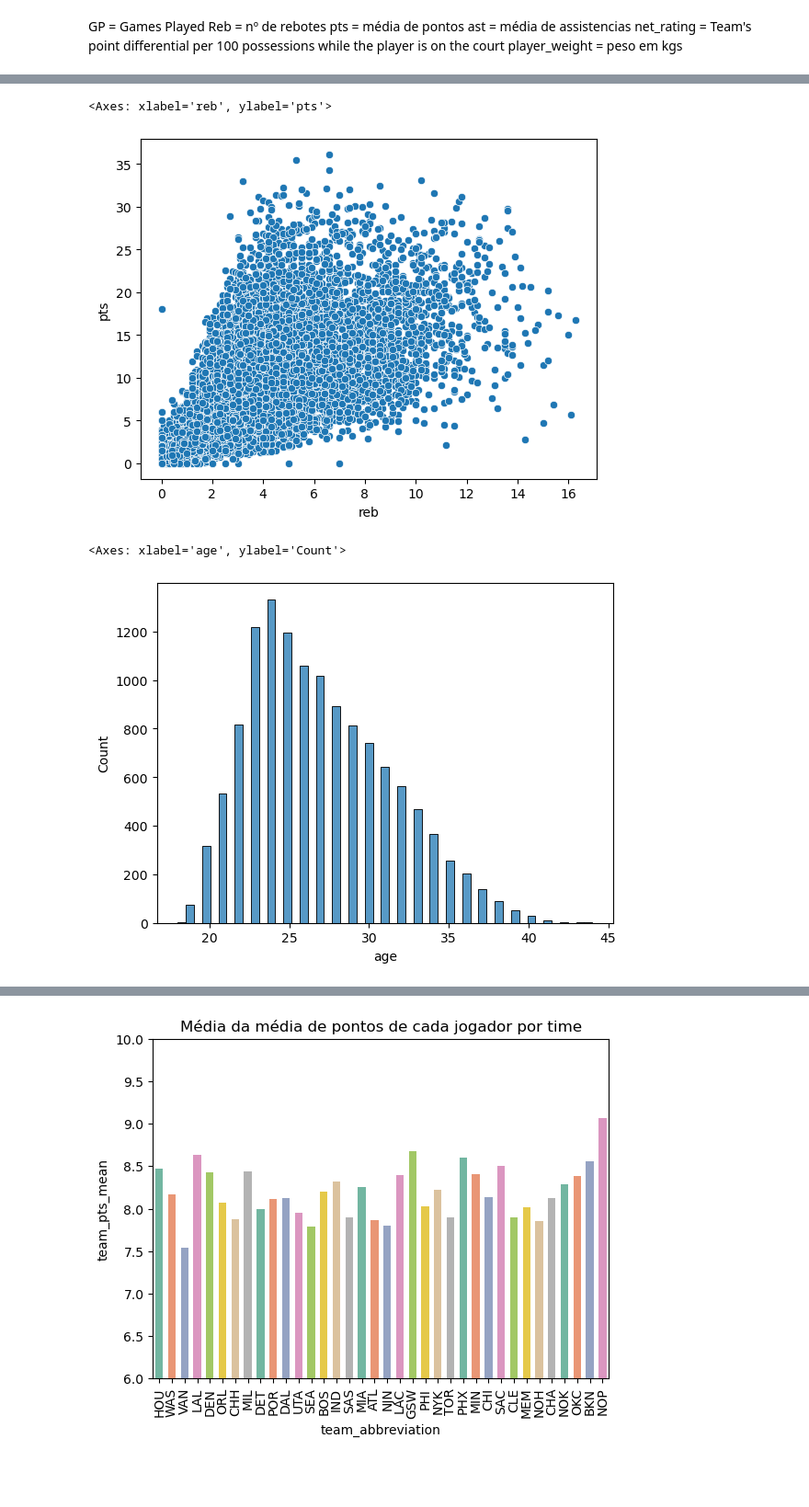
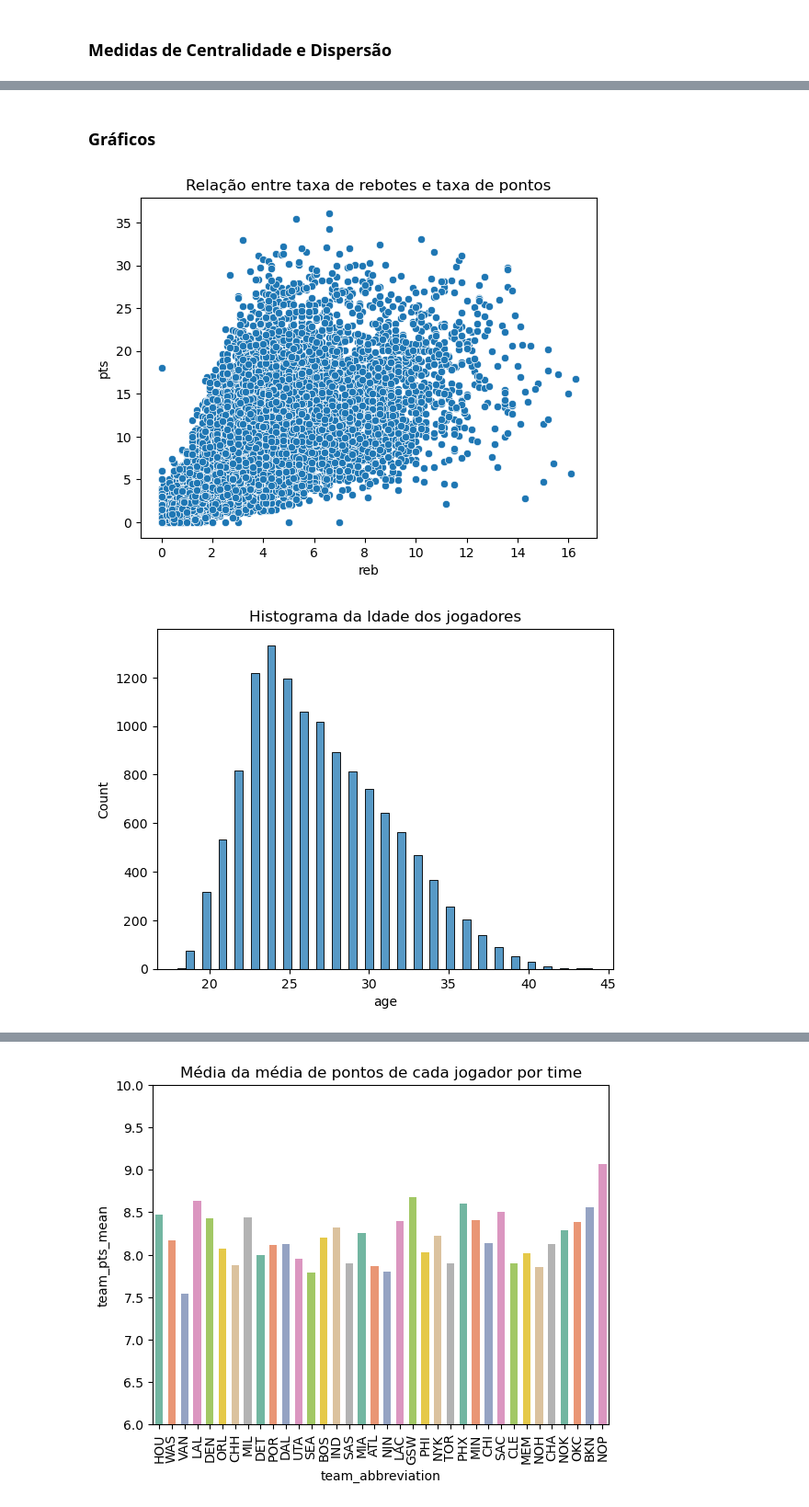
Before and after one commit to geovatatsuga/icd, a Jupyter notebook: main.ipynb, the cells around one changed output, grey strips where cells are left out. Shown at 92% size. Saved outputs shown, nothing was run; the diff lists cells and outputs as text; code cells hidden in the pictures; blank space fills up the shorter version.

Commit message:
Finalização dos gráficos e adicionando Agrupamentos

```diff
--- a/main.ipynb
+++ b/main.ipynb
@@ -8,5 +47,6 @@ df = pd.read_csv("all_seasons.csv")
 # %%
 df = df.drop(columns="Unnamed: 0")
+df['player_weight'] = df['player_weight'].apply(round, ndigits=2)
 df.head(5)
 # %% [output]
 |  | player_name | team_abbreviation | age | player_height | player_weight | college | country | draft_year | ... |
@@ -18,10 +58,5 @@ df.head(5)
-# %% [markdown]
-GP = Games Played
-Reb = nº de rebotes
-pts = média de pontos
-ast = média de assistencias
-net_rating = Team's point differential per 100 possessions while the player is on the court
-player_weight	 = peso em kgs
+# %% [markdown]
+### Medidas de Centralidade e Dispersão
 # %%
 df.describe()
 # %% [output]
@@ -34,16 +69,20 @@ df.describe()
 | 50% | 26.000000 | 200.660000 | 99.790240 | 57.000000 | 6.700000 | 3.000000 | 1.200000 | -1.300000 | 0.040000 | ... |
 | 75% | 30.000000 | 208.280000 | 108.862080 | 73.000000 | 11.500000 | 4.700000 | 2.400000 | 3.200000 | 0.083000 | ... |
 | max | 44.000000 | 231.140000 | 163.293120 | 85.000000 | 36.100000 | 16.300000 | 11.700000 | 300.000000 | 1.000000 | ... |
+# %% [markdown]
+### Gráficos
 # %%
 sns.scatterplot(data=df, x="reb", y="pts")
+plt.title("Relação entre taxa de rebotes e taxa de pontos")
+plt.show()
 # %% [output]
-<Axes: xlabel='reb', ylabel='pts'>
-[figure, old version]
+[figure, new version]
 # %%
 sns.histplot(data=df, x="age")
+plt.title("Histograma da Idade dos jogadores")
+plt.show()
 # %% [output]
-<Axes: xlabel='age', ylabel='Count'>
-[figure, old version]
+[figure, new version]
 # %%
 dfhandle = df.groupby("team_abbreviation")["pts"].mean().to_dict()
 df['team_pts_mean'] = df['team_abbreviation'].map(dfhandle)
```
Also changed, not shown: parts of 8 cells of this notebook.
